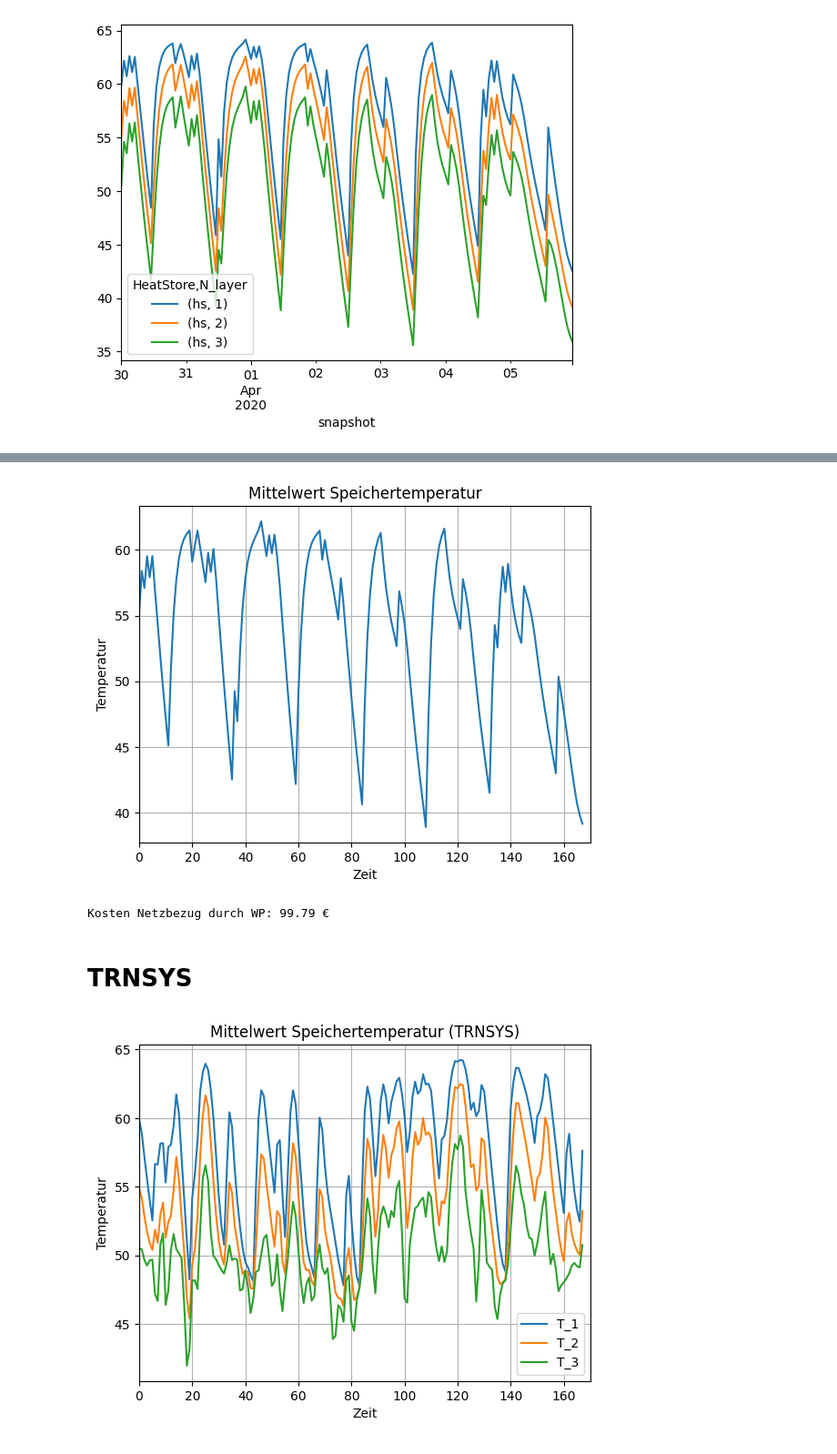
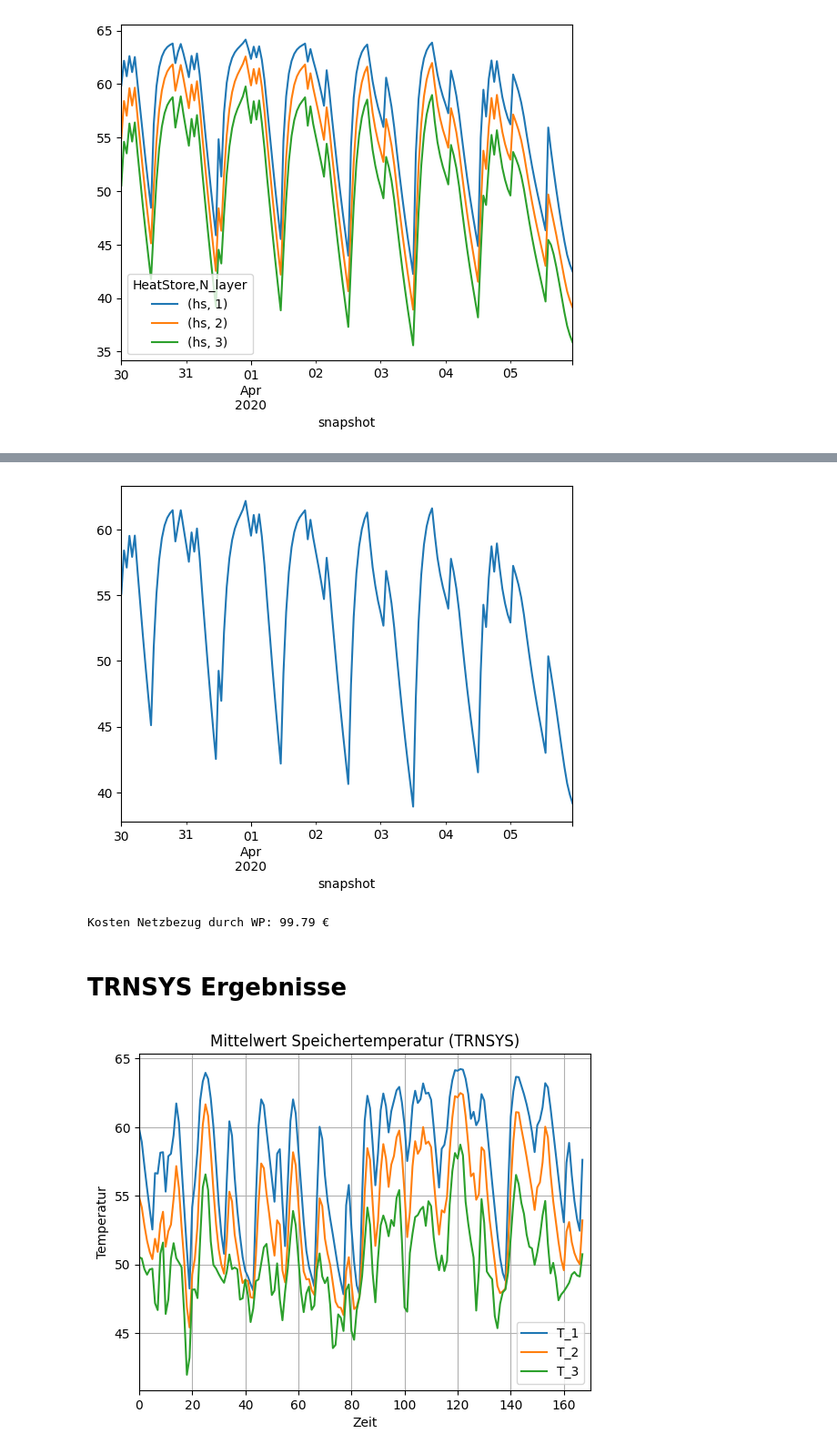
Before and after one commit to choffma8/masterprojektWaermespeicher, a Jupyter notebook: modellierungKonstanterVolumenspeicher.ipynb, the cells around one changed output, grey strips where cells are left out. Shown at 91% size. Drawn from its saved outputs; the diff is of its cells as text; code cells hidden in the pictures.

Commit message:
Überarbeitung der Pythondatei und Strukturanpassung

```diff
--- a/modellierungKonstanterVolumenspeicher.ipynb
+++ b/modellierungKonstanterVolumenspeicher.ipynb
@@ -11,6 +16,7 @@ import numpy as np
 # %%
 #Einlesen der Lastgänge
 
-#df_data = pd.read_csv('when2heat_filtered_2019-12-29-2019-12-31.csv', index_col='utc_timestamp')
+#df_data_input = pd.read_csv('when2heat_filtered_2019-12-29-2019-12-31.csv', index_col='utc_timestamp')
 #df_data_weather = pd.read_csv('weather_data_filtered_2019-12-29-2019-12-31.csv', index_col='utc_timestamp')
-df_data = pd.read_excel('Uebung_01_data.xlsx', index_col='time')
+df_data_input = pd.read_excel('Inputs/df_load profile.xlsx', index_col='time')
+df_data_input
@@ -42,7 +29,7 @@ raumwaerme.plot()
 [figure]
 # %%
 # aussentemperatur = df_data_weather['DE_temperature']
-aussentemperatur = df_data['temp']
+aussentemperatur = df_data_input['temp']
 aussentemperatur.plot()
 # %% [output]
 <Axes: xlabel='time'>
@@ -76,7 +66,7 @@ T_flow.plot()
 # Aufbau des Modells
 n = ph.HeatNetwork()
 
-n.set_snapshots(df_data.index)
+n.set_snapshots(df_data_input.index)
 
 n.add("Bus",
       name = "electricity"
@@ -114,7 +104,7 @@ n.add('HeatPump',
       p_nom = HP_power,          # Nennleistung (thermal kW)
       m_nom = 700, # kg/h
       heat_store = 'hs',
-      T_source = df_data['temp'],
+      T_source = df_data_input['temp'],
       T_nom = 65,
       heat_source  = 'air'
       )
@@ -123,7 +113,7 @@ n.add('HeatPump',
 n.add('HeatLoad',
       name = 'heat_space_demand',
       heat_store = 'hs',
-      p_set = df_data['heat_space'],
+      p_set = df_data_input['heat_space'],
       T_demand = T_flow
       )
 
@@ -131,7 +121,7 @@ n.add('HeatLoad',
 # n.add('HeatLoad',
 #       name = 'heat_water_demand',
 #       heat_store = 'hs',
-#       p_set = df_data['DE_heat_profile_water_SFH']/1000,
+#       p_set = df_data_input['DE_heat_profile_water_SFH']/1000,
 #       T_demand = T_Warmwasser
 #       )
 # %%
@@ -300,4 +280,4 @@ n.heat_pumps_t
 
  [168 rows x 1 columns]}
 # %%
-df=n.heat_stores_t.T
+heatstore_daten=n.heat_stores_t.T
@@ -343,12 +291,16 @@ df_mittelwert_schichten = pd.read_csv('Outputs/df_mittelwert_schichten.csv', ski
-# %%
-plt.plot(data.mean(axis=1))
-plt.title('Mittelwert Speichertemperatur')
-plt.xlabel('Zeit')
-plt.ylabel('Temperatur')
-plt.xlim(0, 170)
-plt.grid()
-plt.savefig('Outputs/speicherschicht_row_mean.png')
-plt.show()
-# %% [output]
-[figure, removed]
+# %%
+#Zuordnung der Ergebnisse aus dem Modell
+#WP-Daten
+p_elec = n.heat_pumps_t.p_elec
+p_heat = n.heat_pumps_t.p_heat
+m_flow = n.heat_pumps_t.m_flow
+COP = n.heat_pumps_t.COP
+status = n.heat_pumps_t.status
+
+#Mitteltemperatur der Schichten
+hs_m = heatstore_daten['hs'].mean(axis=1)
+hs_m.plot()
+plt.savefig('Outputs/speicherschicht_m _python.png')
+# %% [output]
+[figure, added]
 # %%
@@ -359,6 +312,6 @@ print(f"Kosten Netzbezug durch WP: {total_cost_grid:.2f} €")
 # %% [output]
 Kosten Netzbezug durch WP: 99.79 €
 # %% [markdown]
-# TRNSYS
+# TRNSYS Ergebnisse
 # %%
 # Einlesen der CSV-Datei mit den Speicherschichttemperaturen (TRNSYS)
```
Also changed, not shown: parts of 37 cells of this notebook, 30 other files.
